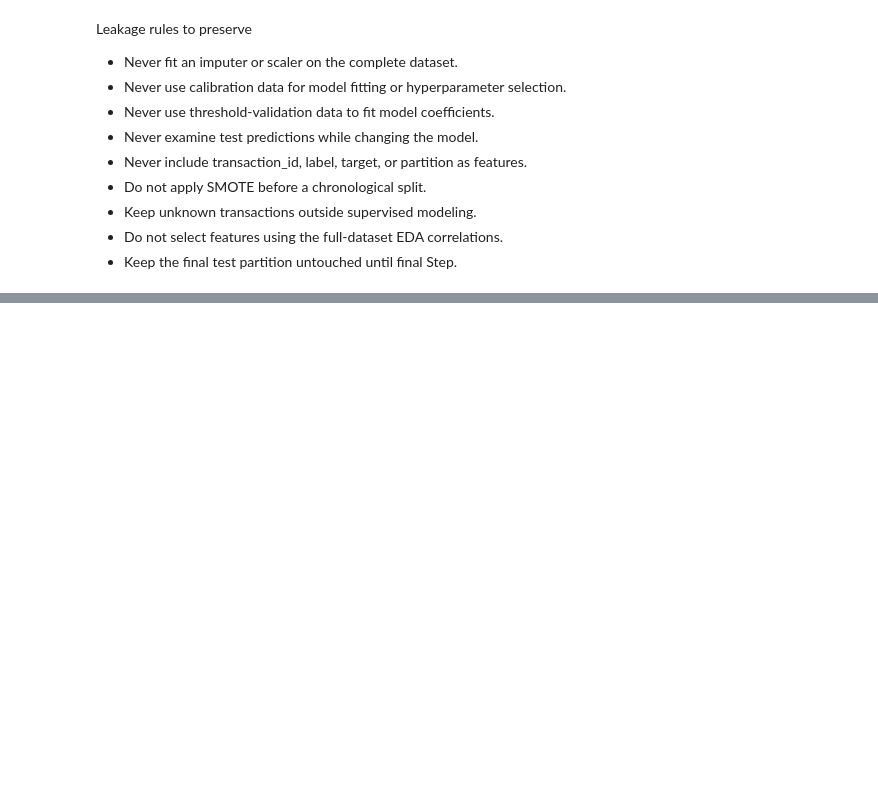
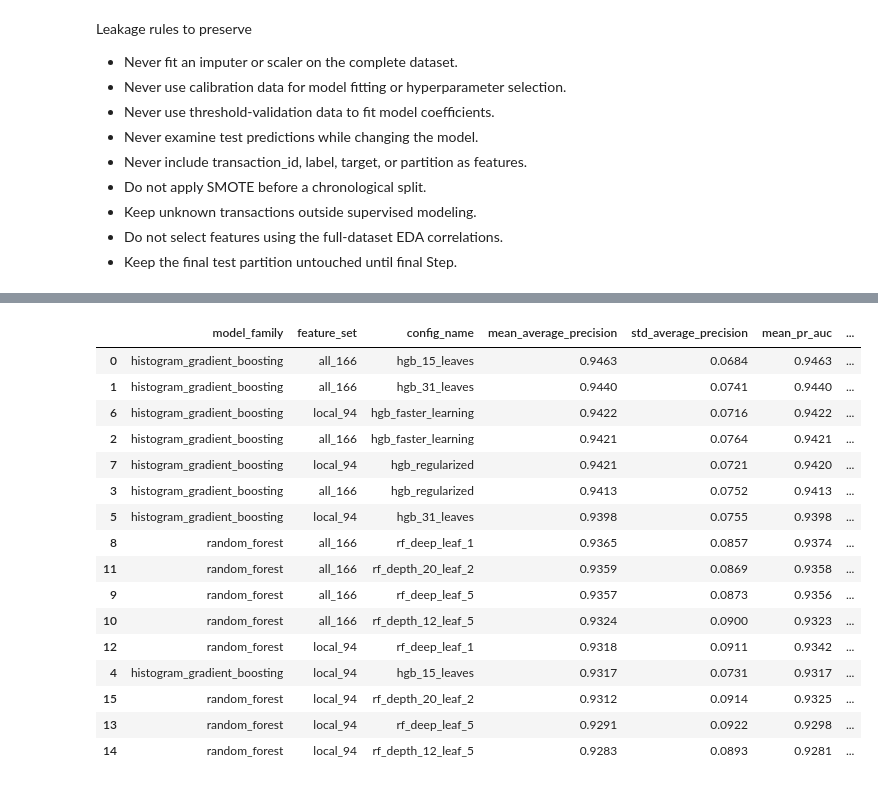
Before and after one commit to afrazahmad-hub/crypto-AML-transaction-monitoring, a Jupyter notebook: notebooks/main.ipynb, the cells around one changed output, grey strips where cells are left out. Cells and saved outputs as stored; diff of their text form; code cells hidden in the pictures; blank space fills up the shorter version.

```diff
--- a/notebooks/main.ipynb
+++ b/notebooks/main.ipynb
@@ -1729,0 +2892,86 @@ Leakage rules to preserve
+# %%
+# Summarize each configuration
+tree_cv_results_df = pd.concat(
+    [
+        random_forest_cv_results_df,
+        histogram_boosting_cv_results_df,
+    ],
+    ignore_index=True,
+)
+
+tree_summary_df = (
+    tree_cv_results_df
+    .groupby(
+        [
+            "model_family",
+            "feature_set",
+            "config_name",
+        ],
+        as_index=False,
+    )
+    .agg(
+        mean_average_precision=(
+            "average_precision",
+            "mean",
+        ),
+        std_average_precision=(
+            "average_precision",
+            "std",
+        ),
+        mean_pr_auc=(
+            "pr_auc",
+            "mean",
+        ),
+        mean_roc_auc=(
+            "roc_auc",
+            "mean",
+        ),
+        mean_precision_at_0_5=(
+            "precision_at_0_5",
+            "mean",
+        ),
+        mean_recall_at_0_5=(
+            "recall_at_0_5",
+            "mean",
+        ),
+        mean_f0_5_at_0_5=(
+            "f0_5_at_0_5",
+            "mean",
+        ),
+        mean_balanced_accuracy_at_0_5=(
+            "balanced_accuracy_at_0_5",
+            "mean",
+        ),
+        mean_fit_seconds=(
+            "fit_seconds",
+            "mean",
+        ),
+    )
+)
+
+display(
+    tree_summary_df
+    .sort_values(
+        "mean_average_precision",
+        ascending=False,
+    )
+    .round(4)
+)
+# %% [output]
+|  | model_family | feature_set | config_name | mean_average_precision | std_average_precision | mean_pr_auc | ... |
+| 0 | histogram_gradient_boosting | all_166 | hgb_15_leaves | 0.9463 | 0.0684 | 0.9463 | ... |
+| 1 | histogram_gradient_boosting | all_166 | hgb_31_leaves | 0.9440 | 0.0741 | 0.9440 | ... |
+| 6 | histogram_gradient_boosting | local_94 | hgb_faster_learning | 0.9422 | 0.0716 | 0.9422 | ... |
+| 2 | histogram_gradient_boosting | all_166 | hgb_faster_learning | 0.9421 | 0.0764 | 0.9421 | ... |
+| 7 | histogram_gradient_boosting | local_94 | hgb_regularized | 0.9421 | 0.0721 | 0.9420 | ... |
+| 3 | histogram_gradient_boosting | all_166 | hgb_regularized | 0.9413 | 0.0752 | 0.9413 | ... |
+| 5 | histogram_gradient_boosting | local_94 | hgb_31_leaves | 0.9398 | 0.0755 | 0.9398 | ... |
+| 8 | random_forest | all_166 | rf_deep_leaf_1 | 0.9365 | 0.0857 | 0.9374 | ... |
+| 11 | random_forest | all_166 | rf_depth_20_leaf_2 | 0.9359 | 0.0869 | 0.9358 | ... |
+| 9 | random_forest | all_166 | rf_deep_leaf_5 | 0.9357 | 0.0873 | 0.9356 | ... |
+| 10 | random_forest | all_166 | rf_depth_12_leaf_5 | 0.9324 | 0.0900 | 0.9323 | ... |
+| 12 | random_forest | local_94 | rf_deep_leaf_1 | 0.9318 | 0.0911 | 0.9342 | ... |
+| 4 | histogram_gradient_boosting | local_94 | hgb_15_leaves | 0.9317 | 0.0731 | 0.9317 | ... |
+| 15 | random_forest | local_94 | rf_depth_20_leaf_2 | 0.9312 | 0.0914 | 0.9325 | ... |
+| 13 | random_forest | local_94 | rf_deep_leaf_5 | 0.9291 | 0.0922 | 0.9298 | ... |
+| 14 | random_forest | local_94 | rf_depth_12_leaf_5 | 0.9283 | 0.0893 | 0.9281 | ... |
```
Also changed, not shown: parts of 45 cells of this notebook, 1 other file.
